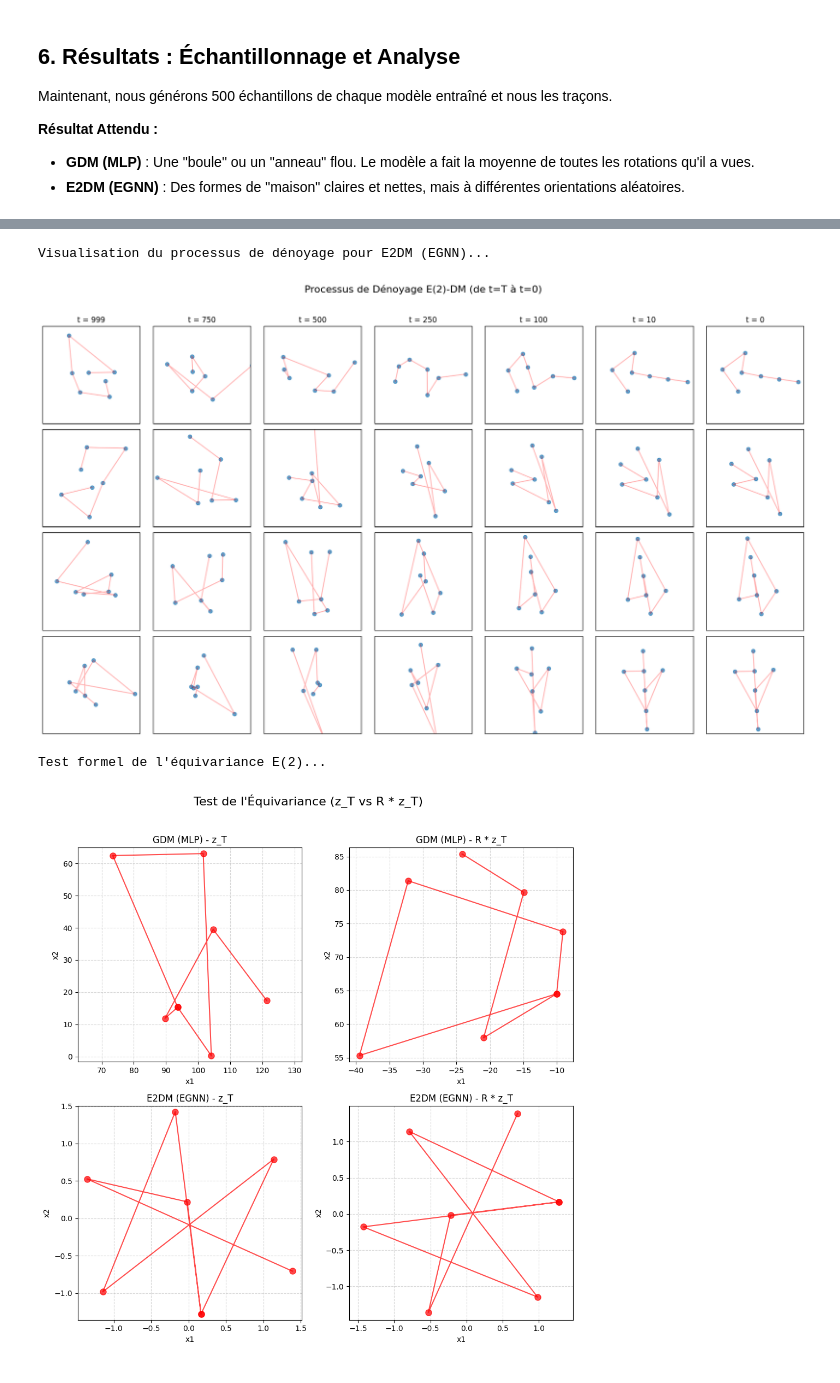
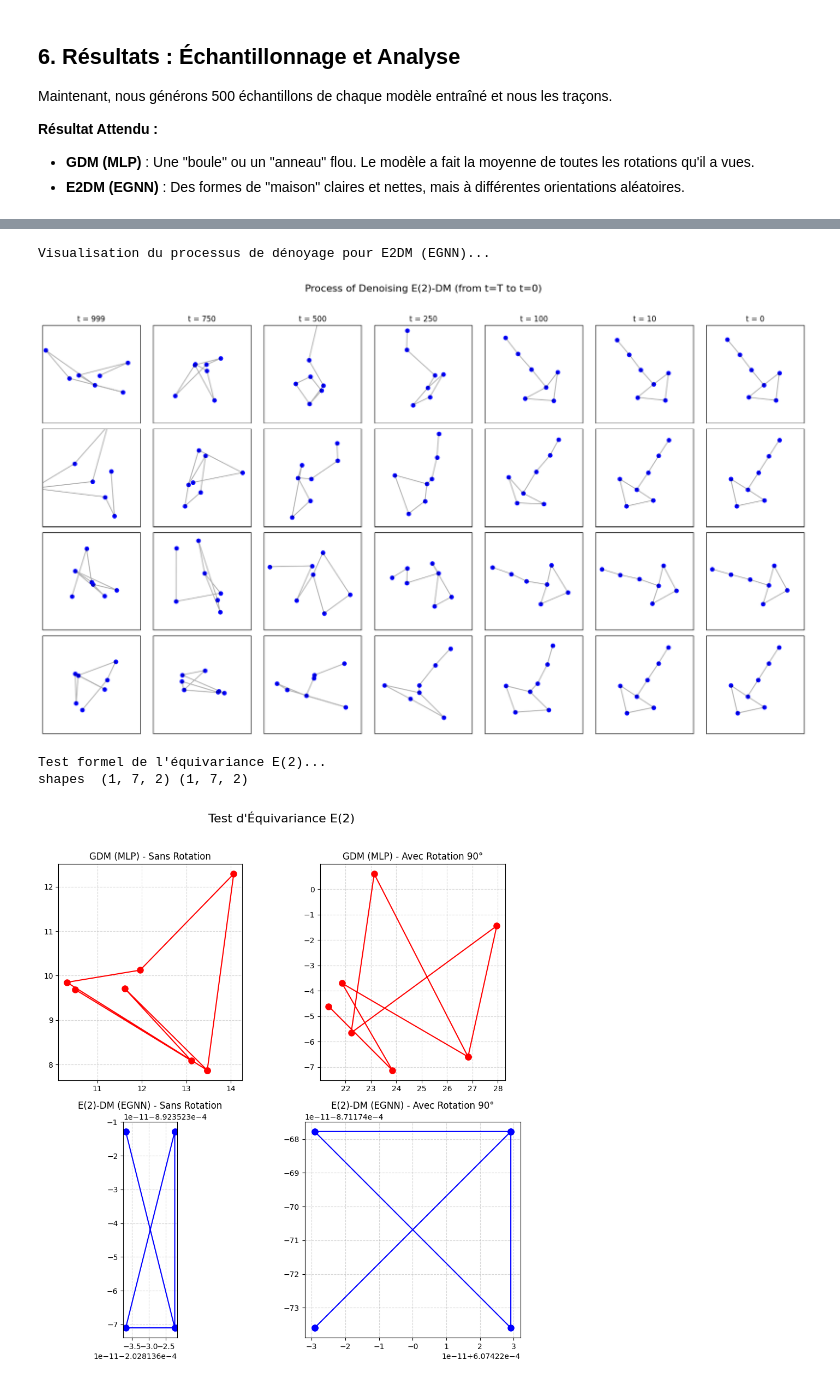
Before and after one commit to mdb0/Equivariant-Diffusion-for-Molecule-Generation-in-3D, a Jupyter notebook: toy_exemple.ipynb, the cells around one changed output, grey strips where cells are left out. Saved outputs shown, nothing was run; the diff lists cells and outputs as text; code cells hidden in the pictures.

```diff
--- a/toy_exemple.ipynb
+++ b/toy_exemple.ipynb
@@ -441,7 +508,7 @@ for t in reversed(range(1, e2dm_model.T + 1)):
     alpha_ts = alpha_t/alpha_s
     omega_ts = omega_t - alpha_ts**2 * omega_s
     omega_t_s_sq = (omega_ts * omega_s) / omega_t
-    omega_t_s = np.sqrt(max(omega_t_s_sq, 1e-8))
+    omega_t_s = torch.sqrt(max(omega_t_s_sq, 1e-8))
     print(omega_ts)
 
     # Étape de reverse diffusion
@@ -452,7 +519,7 @@ for t in reversed(range(1, e2dm_model.T + 1)):
 
     # Formule de x_{t-1}
     term1 = x / alpha_ts
-    term2 = (omega_ts / (alpha_ts * np.sqrt(omega_t))) * dx
+    term2 = (omega_ts / (alpha_ts * torch.sqrt(omega_t))) * dx
     term3 = omega_t_s * eps_x
     x = term1 - term2 + term3
     print(x)
@@ -522,14 +589,24 @@ for t in reversed(range(0, e2dm_model.T)): # Loop de T-1 à 0
 
 # -- Tracer l'historique --
 fig, axes = plt.subplots(num_samples_to_plot, len(sample_steps), figsize=(len(sample_steps) * 2.5, num_samples_to_plot * 2.5))
-fig.suptitle("Processus de Dénoyage E(2)-DM (de t=T à t=0)", fontsize=16, y=1.02)
+fig.suptitle("Process of Denoising E(2)-DM (from t=T to t=0)", fontsize=16, y=1.02)
 
 for i in range(num_samples_to_plot):
+    perm = get_canonical_permutation(history[0][0][i], device=device)
     for j, t in enumerate(sample_steps):
+
         ax = axes[i, j]
         sample_at_t = history[t][0][i] # Prend le i-ème échantillon du batch
-        ax.scatter(sample_at_t[:, 0], sample_at_t[:, 1], alpha=0.7)
-        ax.plot(sample_at_t[:, 0], sample_at_t[:, 1], '-r', alpha=0.3)
+        #use t==0 to get the ordered points
+        try:
+            sample_at_t = reorder_sample(sample_at_t, perm)
+        except Exception as e:
+
+            print(f"Error reordering sample at t={t}, i={i}: {e}")
+
+        ax.scatter(sample_at_t[:, 0], sample_at_t[:, 1],s=40,c="blue", alpha=1)
+        idxs = [0, 1, 2, 3, 5, 4, 6,3]
+        ax.plot(sample_at_t[idxs, 0], sample_at_t[idxs, 1], '-k', alpha=0.3)
         ax.set_aspect('equal')
         ax.set_xlim(-2.5, 2.5)
         ax.set_ylim(-2.5, 2.5)
@@ -542,7 +619,7 @@ plt.tight_layout()
 plt.show()
 # %% [output]
 Visualisation du processus de dénoyage pour E2DM (EGNN)...
-[figure, old version]
+[figure, new version]
 # %%
 print("Test formel de l'équivariance E(2)...")
 
@@ -571,36 +648,55 @@ def sample_deterministic(model, x_init):
             dx = model.forward(x, t_tensor)
 
         t_idx, s_idx = t, t - 1
         alpha_t, omega_t = model.alpha[t_idx], model.omega[t_idx]
         alpha_s, omega_s = model.alpha[s_idx], model.omega[s_idx]
         sqrt_omega_t = model.sqrt_omega[t_idx]
 
         alpha_ts = alpha_t / alpha_s
         omega_ts = (omega_t - alpha_ts**2 * omega_s).clamp(min=1e-8)
 
         term1 = x / alpha_ts
         term2 = (omega_ts / (alpha_ts * sqrt_omega_t)) * dx
         x = term1 - term2 # term3 (bruit aléatoire) est mis à 0
     return x
 
 # 4. Générer les formes
 sample_gdm_1 = sample_deterministic(gdm_model, z_T)
 sample_gdm_2 = sample_deterministic(gdm_model, z_T_rotated)
 
 sample_e2dm_1 = sample_deterministic(e2dm_model, z_T)
 sample_e2dm_2 = sample_deterministic(e2dm_model, z_T_rotated)
 
+sample_gdm_1=sample_gdm_1.cpu().detach().numpy()
+sample_gdm_2=sample_gdm_2.cpu().detach().numpy()
+sample_e2dm_1=sample_e2dm_1.cpu().detach().numpy()
+sample_e2dm_2=sample_e2dm_2.cpu().detach().numpy()
+
+
+idxs = [0, 1, 2, 3, 5, 4, 6,3]
+print("shapes ", sample_gdm_1.shape, sample_e2dm_2.shape)
 # 5. Tracer les résultats
 fig, axes = plt.subplots(2, 2, figsize=(10, 10))
-fig.suptitle("Test de l'Équivariance (z_T vs R * z_T)", fontsize=16, y=1.02)
+fig.suptitle("Test d'Équivariance E(2)", fontsize=16, y=1.02)
+# GDM
 
-plot_samples(sample_gdm_1, "GDM (MLP) - z_T", ax=axes[0, 0])
-plot_samples(sample_gdm_2, "GDM (MLP) - R * z_T", ax=axes[0, 1])
-plot_samples(sample_e2dm_1, "E2DM (EGNN) - z_T", ax=axes[1, 0])
-plot_samples(sample_e2dm_2, "E2DM (EGNN) - R * z_T", ax=axes[1, 1])
+axes[0,0].plot(sample_gdm_1[0,idxs, 0], sample_gdm_1[0,idxs, 1], 'o-', color='red', markersize=8, alpha=1)
+axes[0, 0].set_title("GDM (MLP) - Sans Rotation")
+axes[0,1].plot(sample_gdm_2[0,idxs, 0], sample_gdm_2[0,idxs, 1], 'o-', color='red', markersize=8, alpha=1)
+axes[0, 1].set_title("GDM (MLP) - Avec Rotation 90°")
+# E2DM
+axes[1,0].plot(sample_e2dm_1[0,idxs, 0], sample_e2dm_1[0,idxs, 1], 'o-', color='blue', markersize=8, alpha=1)
+axes[1, 0].set_title("E(2)-DM (EGNN) - Sans Rotation")
+axes[1,1].plot(sample_e2dm_2[0,idxs, 0], sample_e2dm_2[0,idxs, 1], 'o-', color='blue', markersize=8, alpha=1)
+axes[1, 1].set_title("E(2)-DM (EGNN) - Avec Rotation 90°")
 
+for ax in axes.ravel():
+    ax.set_aspect('equal')
+
+    ax.grid(True, linestyle='--', alpha=0.5)
 plt.tight_layout()
 plt.show()
 # %% [output]
 Test formel de l'équivariance E(2)...
+shapes  (1, 7, 2) (1, 7, 2)
-[figure, old version]
+[figure, new version]
```
Also changed, not shown: parts of 10 cells of this notebook, 6 other files.
